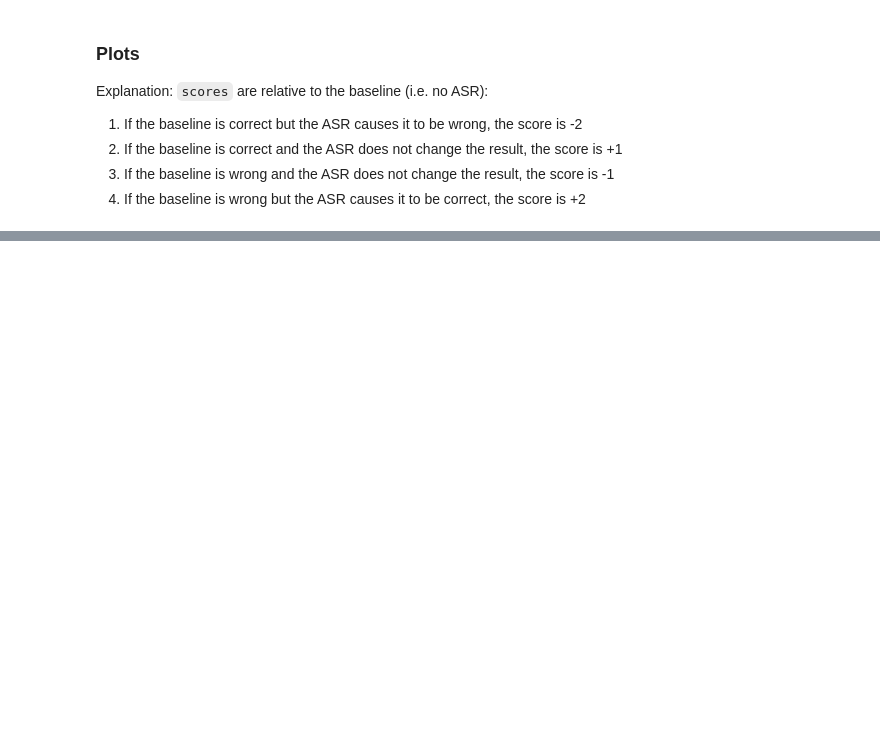
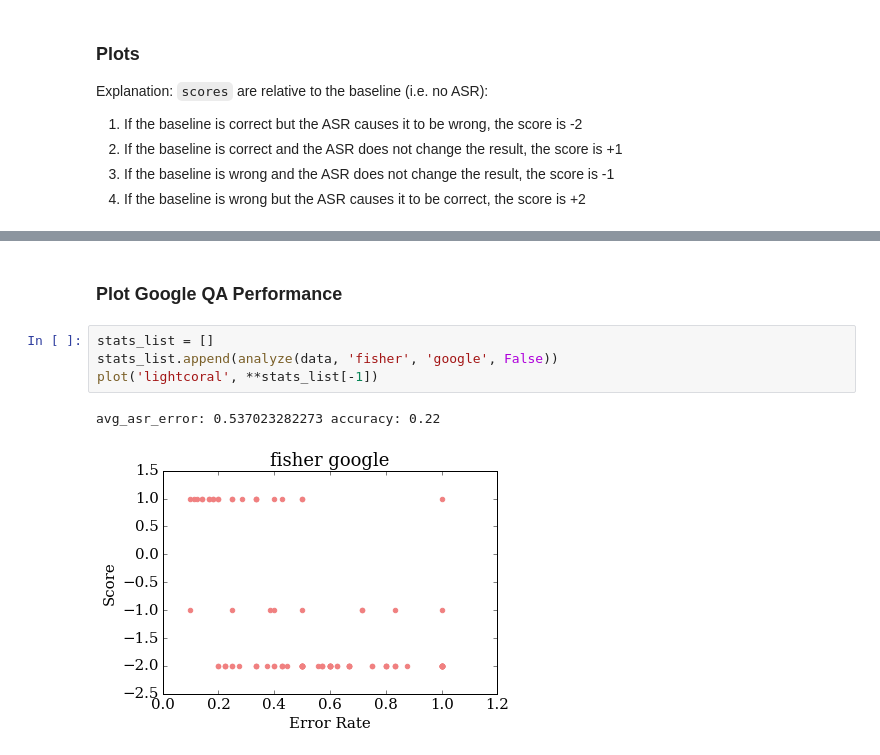
Before and after one commit to yunshengb/research, a Jupyter notebook: exp/asr_qa/analyze.ipynb, the cells around one changed output, grey strips where cells are left out. Drawn from its saved outputs; the diff is of its cells as text; blank space fills up the shorter version.

```diff
--- a/exp/asr_qa/analyze.ipynb
+++ b/exp/asr_qa/analyze.ipynb
@@ -270,0 +297,9 @@ plot(stats_list)
+# %% [markdown]
+### Plot Google QA Performance
+# %%
+stats_list = []
+stats_list.append(analyze(data, 'fisher', 'google', False))
+plot('lightcoral', **stats_list[-1])
+# %% [output]
+avg_asr_error: 0.537023282273 accuracy: 0.22
+[figure, added]
```
Also changed, not shown: parts of 14 cells of this notebook, 12 other files.
